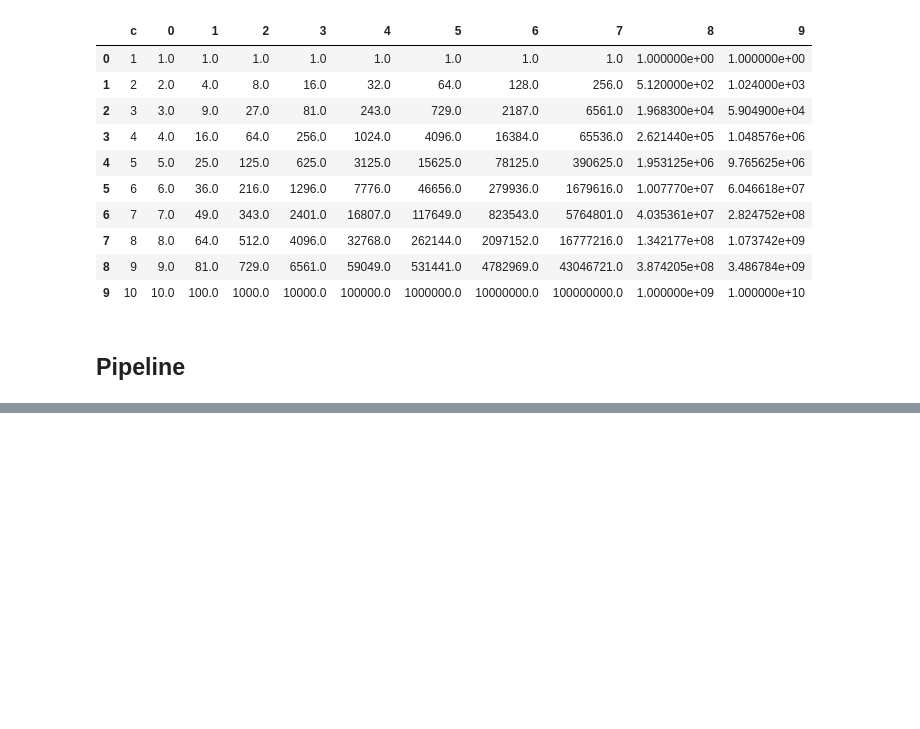
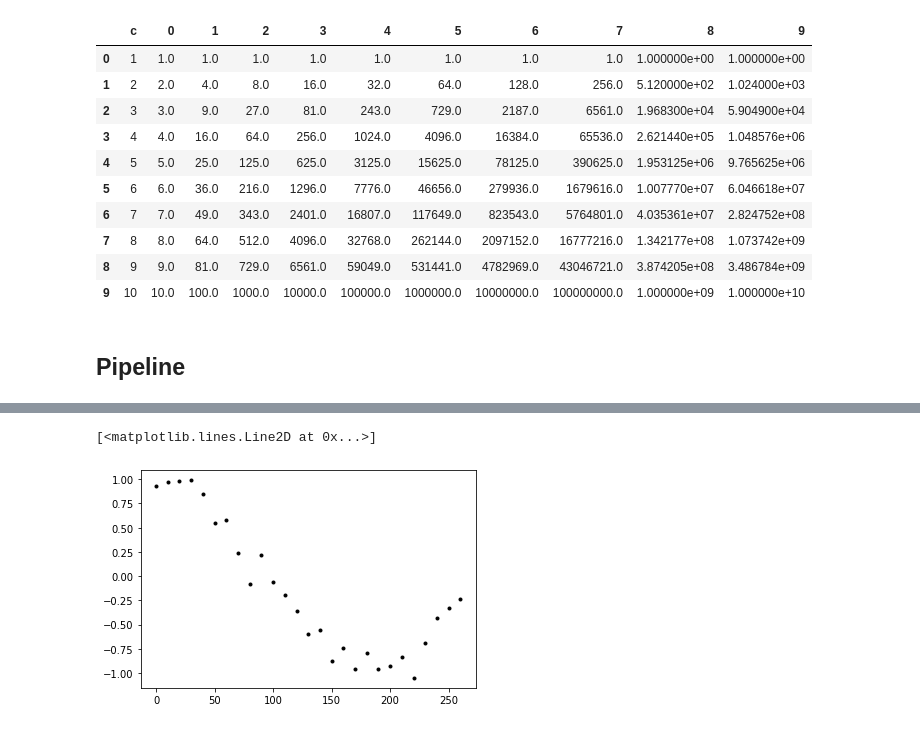
Before and after one commit to ridhoaryo/modul3_linear_reg_1, a Jupyter notebook: Materi_Linear_Regression.ipynb, the cells around one changed output, grey strips where cells are left out. Cells and saved outputs as stored; diff of their text form; code cells hidden in the pictures; blank space fills up the shorter version.

```diff
--- a/Materi_Linear_Regression.ipynb
+++ b/Materi_Linear_Regression.ipynb
@@ -2064,0 +2139,5 @@ pd.concat([dfp, new_df], axis=1)
+# %%
+x = np.arange(0,270,10)
+y = np.cos(x*np.pi/180) + np.random.normal(0,0.15,len(x))
+df = pd.DataFrame({'x':x, 'y':y})
+df
@@ -2064,0 +2162,5 @@ pd.concat([dfp, new_df], axis=1)
+# %%
+plt.plot(df['x'], df['y'], 'k.')
+# %% [output]
+[<matplotlib.lines.Line2D at 0x...>]
+[figure, added]
```
Also changed, not shown: parts of 25 cells of this notebook.
